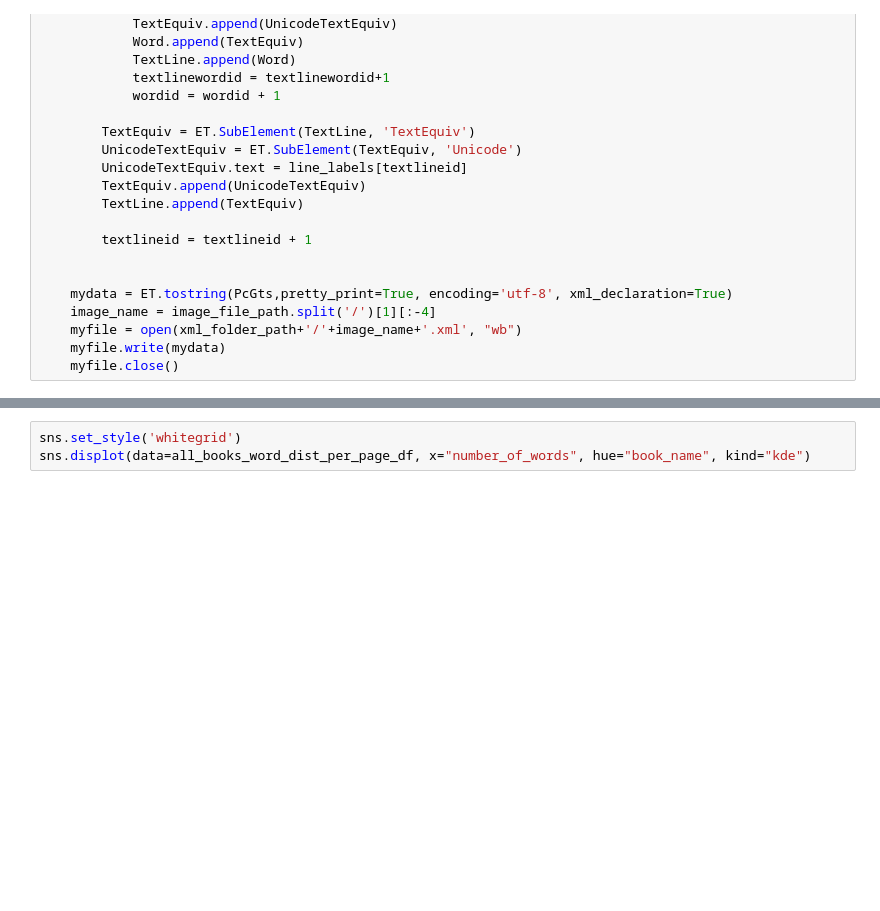
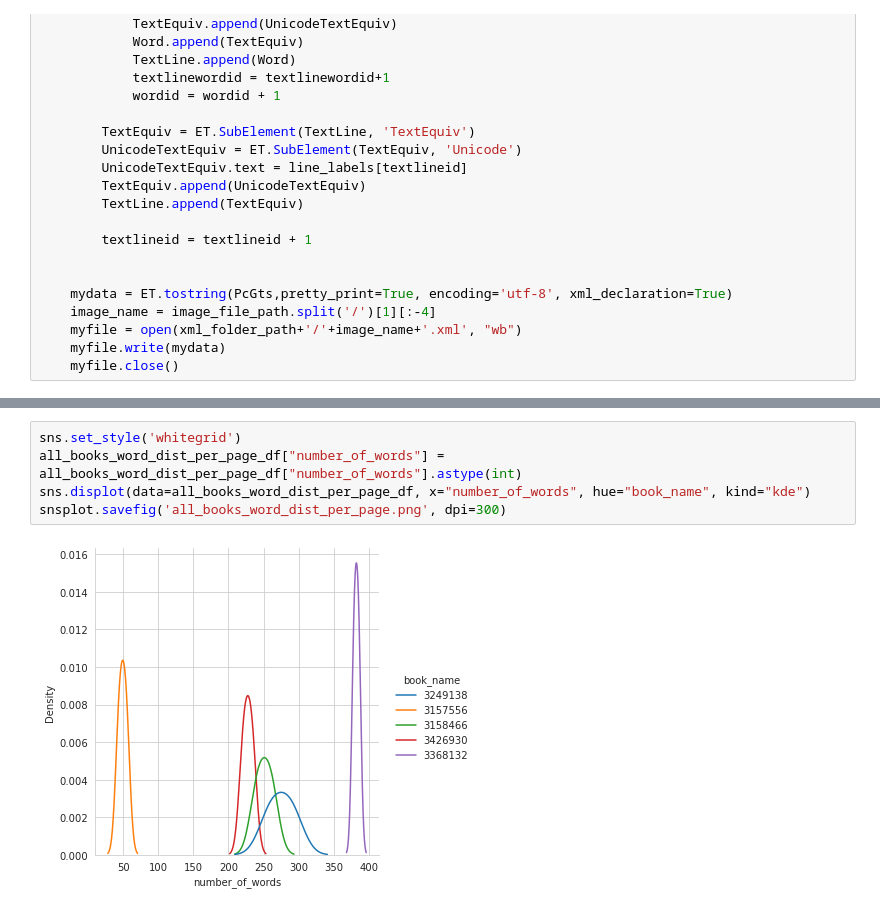
Before and after one commit to beratkurar/vmlhd_dataset_text_line_annotations_from_word_annotations, a Jupyter notebook: vml_pagexml_line_and_word_labels_from_word_labels_with_statistics.ipynb, the cells around one changed output, grey strips where cells are left out. Cells and saved outputs as stored; diff of their text form; blank space fills up the shorter version.

```diff
--- a/vml_pagexml_line_and_word_labels_from_word_labels_with_statistics.ipynb
+++ b/vml_pagexml_line_and_word_labels_from_word_labels_with_statistics.ipynb
@@ -361,5 +374,9 @@ sns.displot(data=all_books_word_dist_per_line_df, x="number_of_words", hue="book
 # %%
 sns.set_style('whitegrid')
+all_books_word_dist_per_page_df["number_of_words"] = all_books_word_dist_per_page_df["number_of_words"].astype(int)
 sns.displot(data=all_books_word_dist_per_page_df, x="number_of_words", hue="book_name", kind="kde")
+snsplot.savefig('all_books_word_dist_per_page.png', dpi=300)
+# %% [output]
+[figure, added]
 # %%
 sns.set_style('whitegrid')
```
Also changed, not shown: parts of 10 cells of this notebook.
